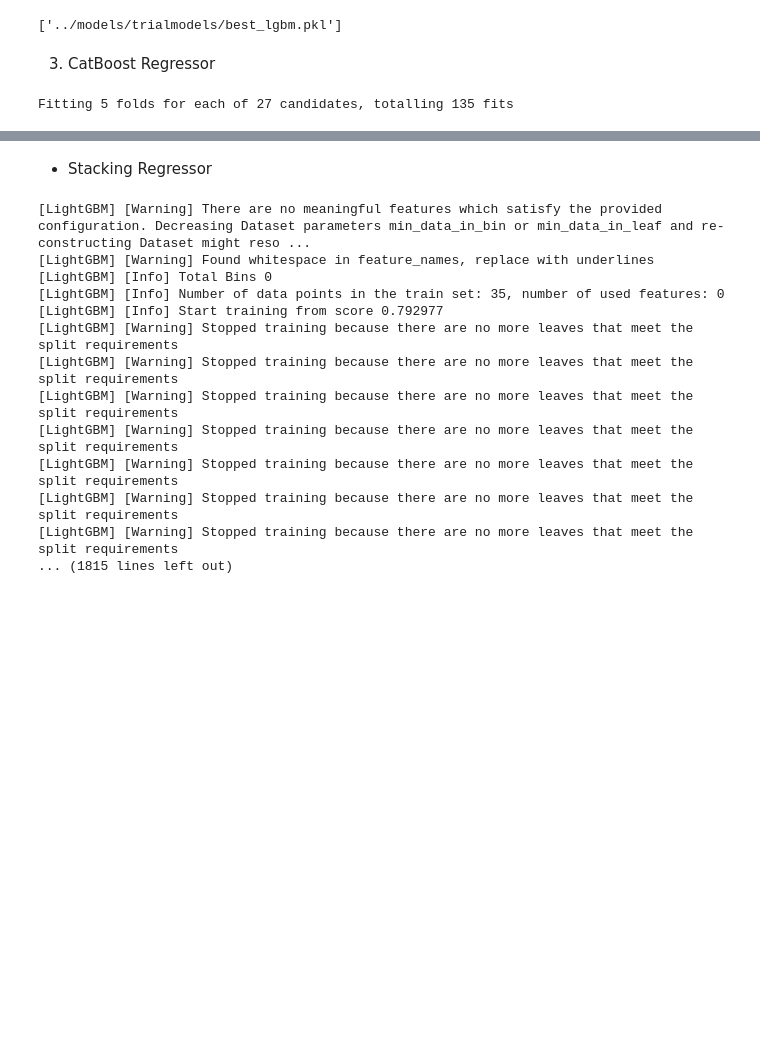
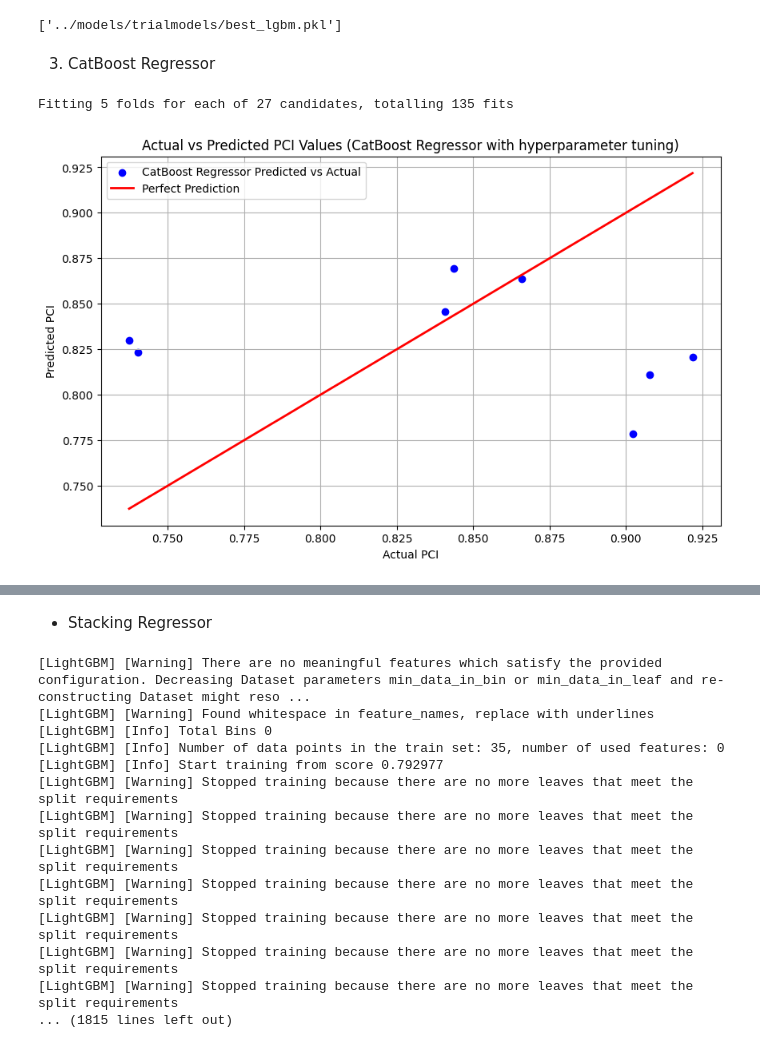
Before and after one commit to nexiouscaliver/pavement-condition-prediction, a Jupyter notebook: notebooks/trail-error.ipynb, the cells around one changed output, grey strips where cells are left out. Drawn from its saved outputs; the diff is of its cells as text; code cells hidden in the pictures; blank space fills up the shorter version.

```diff
--- a/notebooks/trail-error.ipynb
+++ b/notebooks/trail-error.ipynb
@@ -818,35 +818,37 @@ joblib.dump(best_lgbm, '../models/trialmodels/best_lgbm.pkl')
 3. CatBoost Regressor
 # %%
 %%time
+from catboost import CatBoostRegressor
 catboost = CatBoostRegressor(random_seed=42, verbose=0)
 catboost_param_grid = {
     'iterations': [100, 200, 300],
     'learning_rate': [0.01, 0.1, 0.2],
     'depth': [3, 5, 7]
 }
 
-X_train = pd.read_csv(r'../datasets/train.csv')
-y_train = pd.read_csv(r'../datasets/y_train.csv')
-X_test = pd.read_csv(r'../datasets/test.csv')
-y_test = pd.read_csv(r'../datasets/y_test.csv')
+X_train = pd.read_csv(r'../datasets/htrain.csv')
+y_train = pd.read_csv(r'../datasets/hy_train.csv')
+X_test = pd.read_csv(r'../datasets/htest.csv')
+y_test = pd.read_csv(r'../datasets/hy_test.csv')
 
 catboost_random_search = RandomizedSearchCV(estimator=catboost, param_distributions=catboost_param_grid,
                                             n_iter=50, cv=5, verbose=1, random_state=42, n_jobs=-1)
 catboost_random_search.fit(X_train, y_train)
 
 # Best model and predictions
 best_catboost = catboost_random_search.best_estimator_
 y_pred_catboost = best_catboost.predict(X_test)
 
 
 plt.figure(figsize=(10, 6))
 plt.scatter(y_test, y_pred_catboost, color='blue', label='CatBoost Regressor Predicted vs Actual')
 plt.plot([y_test.min(), y_test.max()], [y_test.min(), y_test.max()], color='red', lw=2, label='Perfect Prediction')
 plt.title('Actual vs Predicted PCI Values (CatBoost Regressor with hyperparameter tuning)')
 plt.xlabel('Actual PCI')
 plt.ylabel('Predicted PCI')
 plt.legend()
 plt.grid(True)
 plt.show()
 # %% [output]
 Fitting 5 folds for each of 27 candidates, totalling 135 fits
+[figure, added]
```
Also changed, not shown: parts of 1 cell of this notebook.
